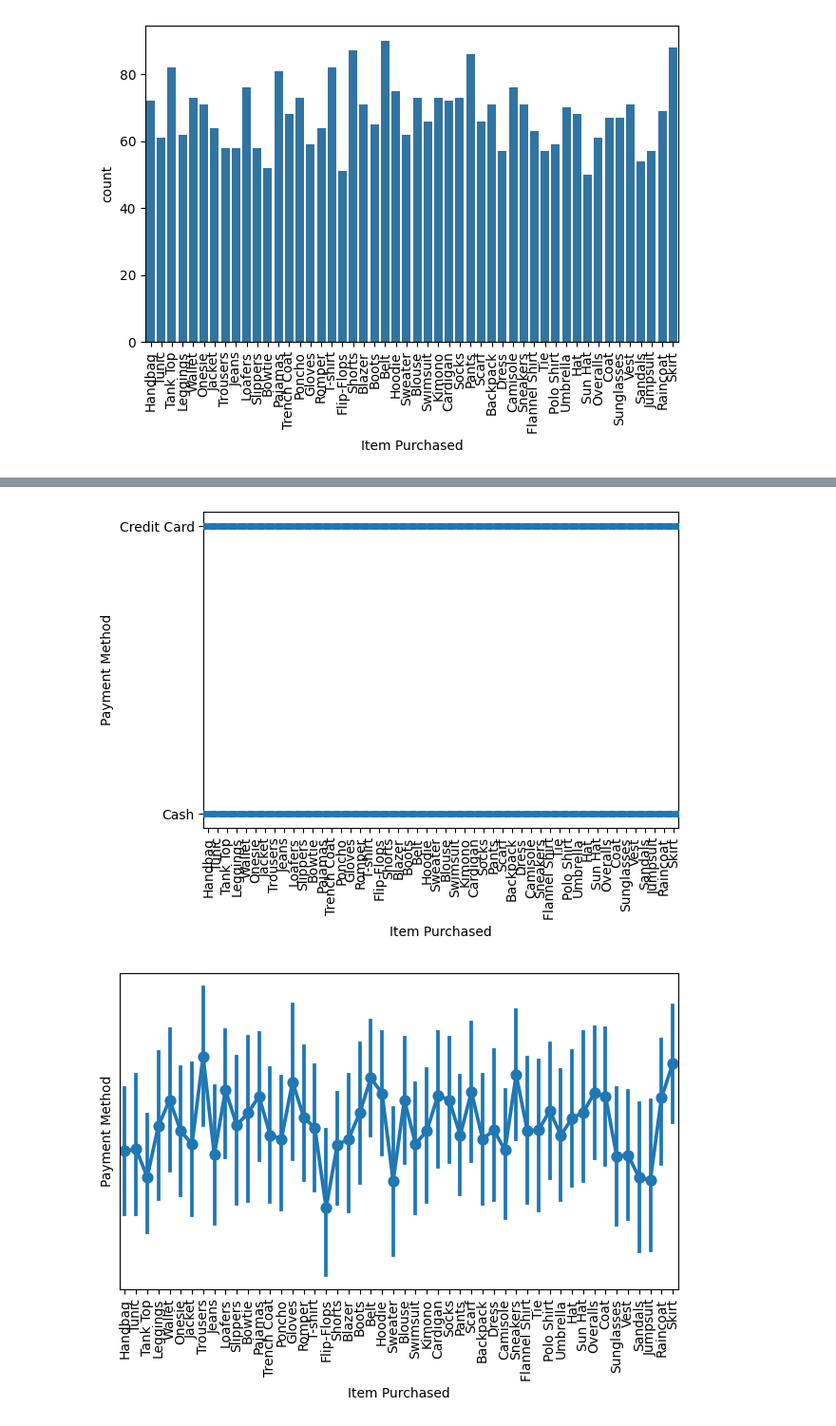
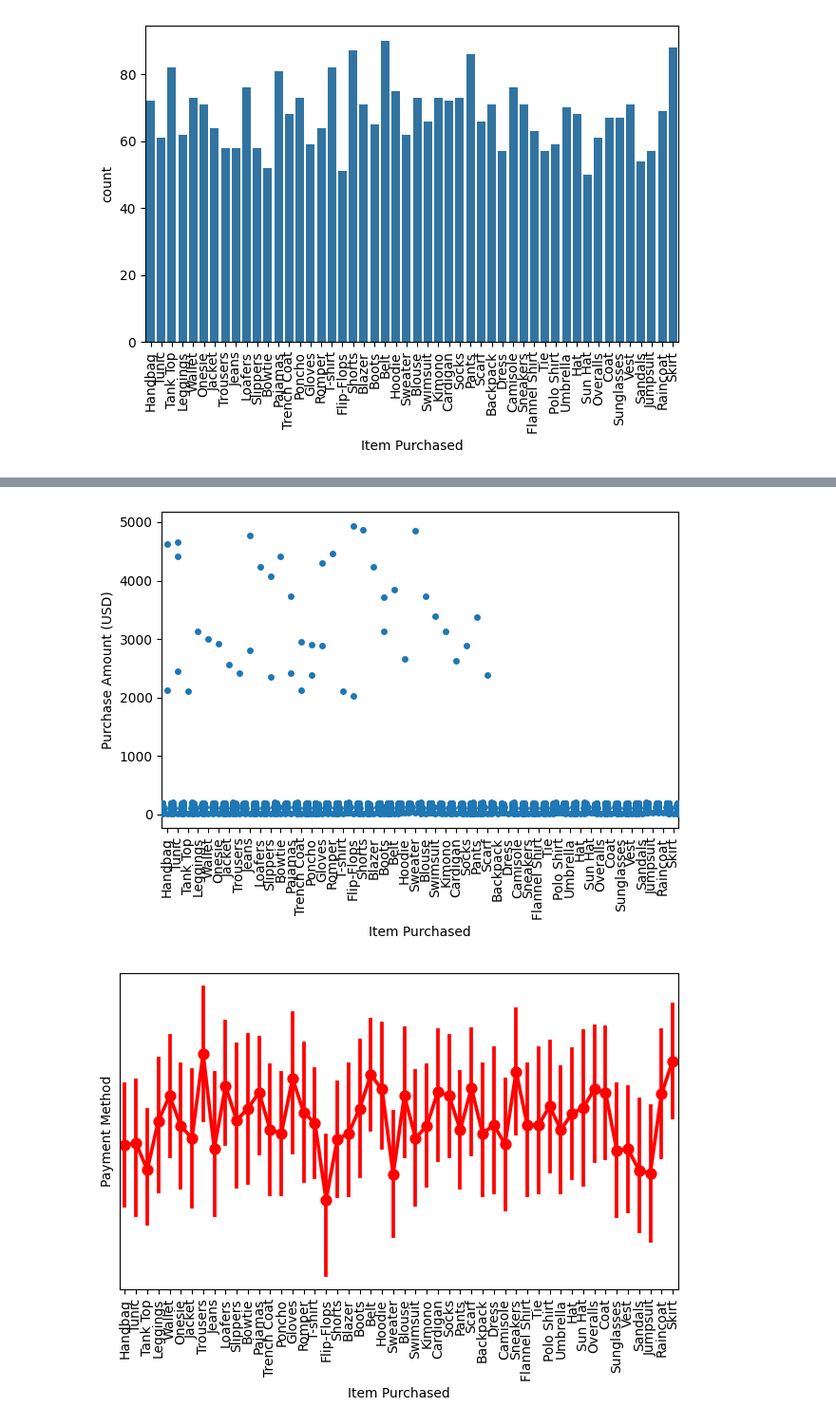
Before and after one commit to T-REX-C0DER/Data-Visualization-with-Python, a Jupyter notebook: Seaborn_Categorical_Plotings.ipynb, the cells around one changed output, grey strips where cells are left out. Shown at 95% size. Cells and saved outputs as stored; diff of their text form; code cells hidden in the pictures.

```diff
--- a/Seaborn_Categorical_Plotings.ipynb
+++ b/Seaborn_Categorical_Plotings.ipynb
@@ -61,16 +61,16 @@ plt.show()
 # %%
 # SwarmPlot
-sns.swarmplot(data=df , x = "Item Purchased" , y = "Payment Method")
+sns.swarmplot(data=df , x = "Item Purchased" , y = "Purchase Amount (USD)")
 plt.xticks(rotation=90)
 plt.tight_layout()
 plt.show()
 # %% [output]
-[figure, old version]
+[figure, new version]
 # %%
 # PointPlot
-sns.pointplot(data=df , x = "Item Purchased" , y = "Payment Method")
+sns.pointplot(data=df , x = "Item Purchased" , y = "Payment Method" , color='red')
 plt.xticks(rotation=90)
 plt.tight_layout()
 plt.show()
 # %% [output]
-[figure, old version]
+[figure, new version]
```
Also changed, not shown: parts of 4 cells of this notebook.
